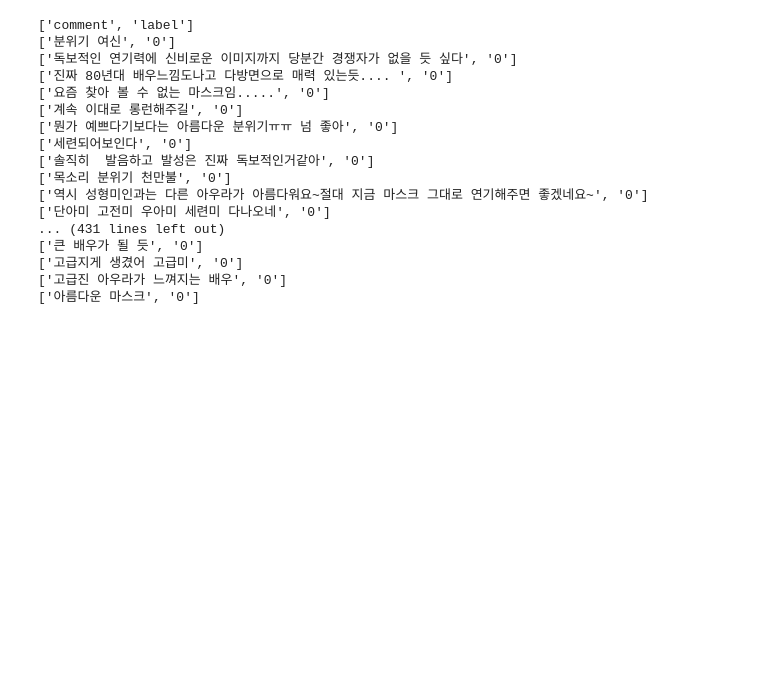
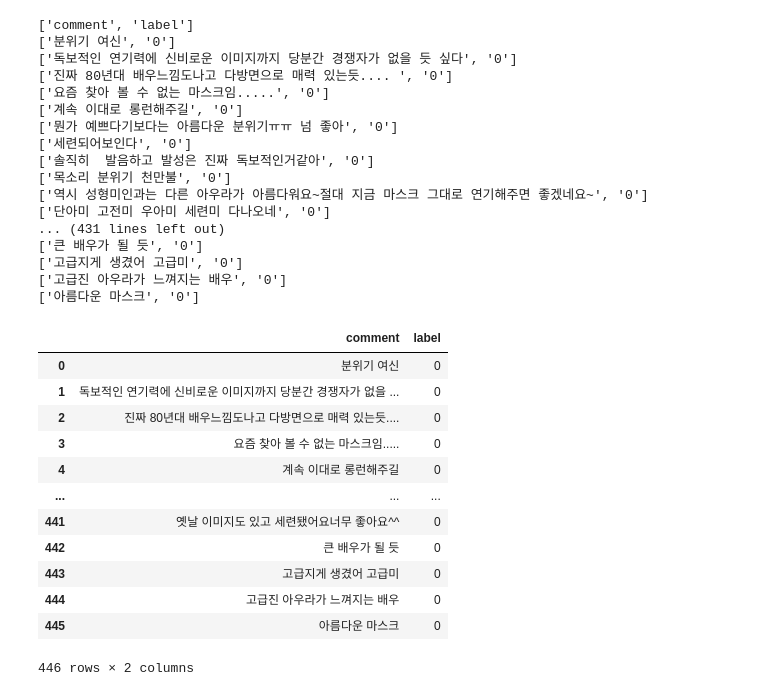
Before and after one commit to sooyeon-go/grad_project, a Jupyter notebook: comment_crawling_r/comment2_csv.ipynb, the cells around one changed output. Cells and saved outputs as stored; diff of their text form; code cells hidden in the pictures; blank space fills up the shorter version.

```diff
--- a/comment_crawling_r/comment2_csv.ipynb
+++ b/comment_crawling_r/comment2_csv.ipynb
@@ -217,3 +217,20 @@ f.close()
 ['고급지게 생겼어 고급미', '0']
 ['고급진 아우라가 느껴지는 배우', '0']
 ['아름다운 마스크', '0']
+# %%
+dic3 = pd.read_csv('p_comment11_csv.csv',encoding = 'cp949')
+dic3
+# %% [output]
+|  | comment | label |
+| 0 | 분위기 여신 | 0 |
+| 1 | 독보적인 연기력에 신비로운 이미지까지 당분간 경쟁자가 없을 ... | 0 |
+| 2 | 진짜 80년대 배우느낌도나고 다방면으로 매력 있는듯.... | 0 |
+| 3 | 요즘 찾아 볼 수 없는 마스크임..... | 0 |
+| 4 | 계속 이대로 롱런해주길 | 0 |
+| ... | ... | ... |
+| 441 | 옛날 이미지도 있고 세련됐어요너무 좋아요^^ | 0 |
+| 442 | 큰 배우가 될 듯 | 0 |
+| 443 | 고급지게 생겼어 고급미 | 0 |
+| 444 | 고급진 아우라가 느껴지는 배우 | 0 |
+| 445 | 아름다운 마스크 | 0 |
+446 rows × 2 columns
```
Also changed, not shown: parts of 1 cell of this notebook.
